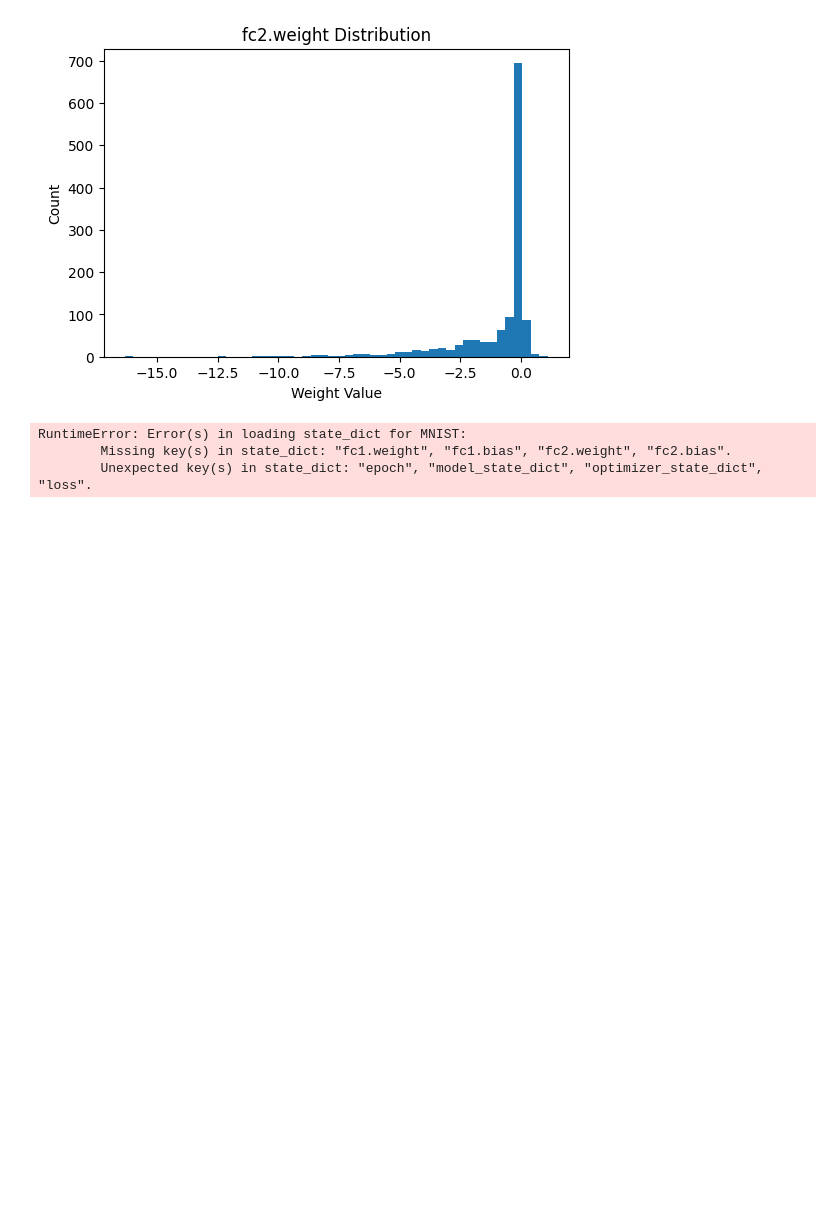
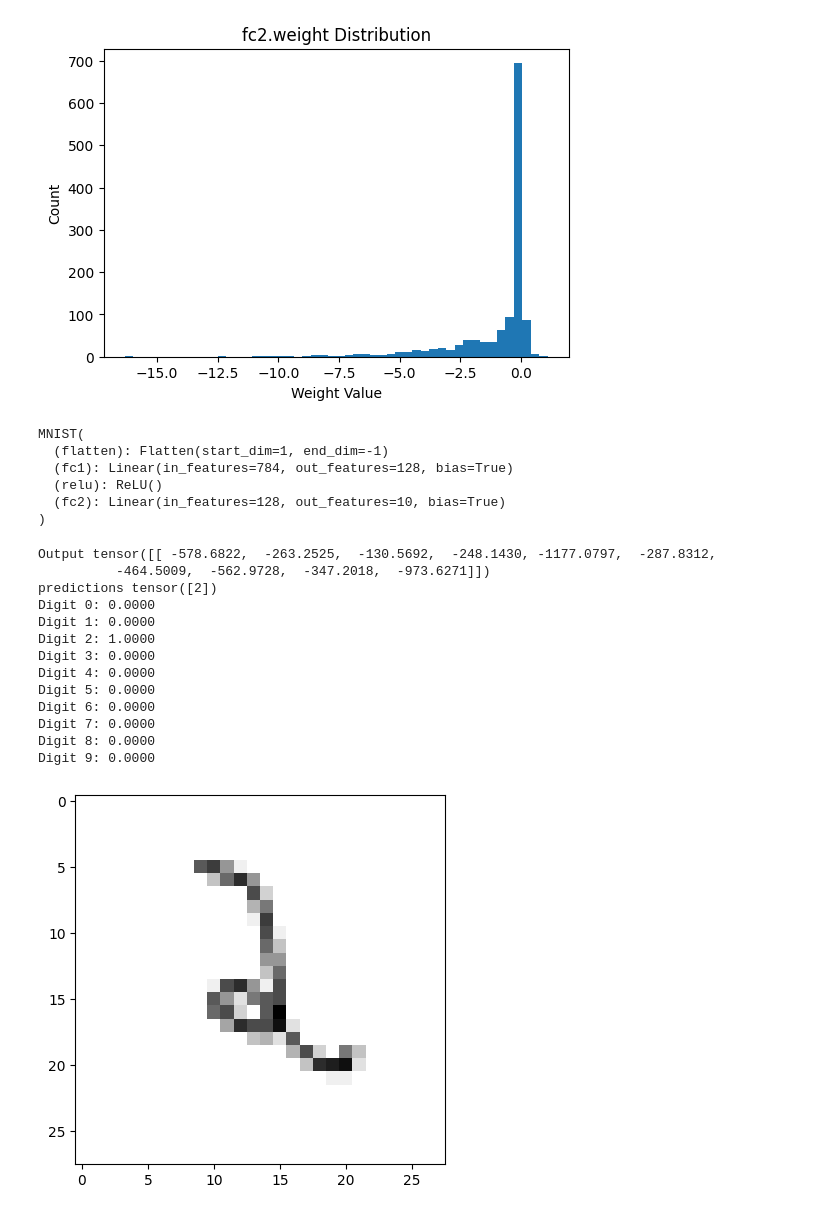
Before and after one commit to ChallapalliHemanthsaikumar/llm_building, a Jupyter notebook: day_2_small_feedforward_NN.ipynb, the cells around one changed output. Drawn from its saved outputs; the diff is of its cells as text; code cells hidden in the pictures; blank space fills up the shorter version.

```diff
--- a/day_2_small_feedforward_NN.ipynb
+++ b/day_2_small_feedforward_NN.ipynb
@@ -315,15 +315,27 @@ torch.save({
     'loss': loss,
 }, './models/mnist_checkpoint.pth')
 # %%
+# Load the checkpoint
+checkpoint = torch.load('./models/mnist_checkpoint.pth')
+
 # First define the model architecture
 model = MNIST(input_image_size=input_image_size,
               output_layer_size=output_layer_size,
               hidden_layers=one_hidden_layer)
 
-# Then load the saved state
-model.load_state_dict(torch.load('./models/mnist_checkpoint.pth'))
-model.eval()  # Set to evaluation mode
+# Load the model state dict from checkpoint
+model.load_state_dict(checkpoint['model_state_dict'])
+
+# If you need optimizer state too:
+optimizer = optim.Adam(model.parameters(), lr=0.01)
+optimizer.load_state_dict(checkpoint['optimizer_state_dict'])
+
+# Set model to evaluation mode
+model.eval()
 # %% [output]
-RuntimeError: Error(s) in loading state_dict for MNIST:
-        Missing key(s) in state_dict: "fc1.weight", "fc1.bias", "fc2.weight", "fc2.bias".
-        Unexpected key(s) in state_dict: "epoch", "model_state_dict", "optimizer_state_dict", "loss".
+MNIST(
+  (flatten): Flatten(start_dim=1, end_dim=-1)
+  (fc1): Linear(in_features=784, out_features=128, bias=True)
+  (relu): ReLU()
+  (fc2): Linear(in_features=128, out_features=10, bias=True)
+)
@@ -329,0 +391,37 @@ RuntimeError: Error(s) in loading state_dict for MNIST:
+# %%
+def predict_digit(model, image_tensor):
+
+    model.eval()
+
+    with torch.no_grad():
+        output = model(image_tensor)
+        print("Output",output)
+        _,predicted = torch.max(output.data,1)
+        print("predictions",predicted)
+        probabilities = torch.nn.functional.softmax(output,dim=1)
+
+
+        return predicted.item(),probabilities[0]
+
+
+img_tensor = preprocess_image('./datasets/MNSIT/testing_model.png')
+
+predicted_digit,probabilities = predict_digit(model,img_tensor)
+
+for digit, prob in enumerate(probabilities):
+    print(f"Digit {digit}: {prob:.4f}")
+# %% [output]
+Output tensor([[ -578.6822,  -263.2525,  -130.5692,  -248.1430, -1177.0797,  -287.8312,
+          -464.5009,  -562.9728,  -347.2018,  -973.6271]])
+predictions tensor([2])
+Digit 0: 0.0000
+Digit 1: 0.0000
+Digit 2: 1.0000
+Digit 3: 0.0000
+Digit 4: 0.0000
+Digit 5: 0.0000
+Digit 6: 0.0000
+Digit 7: 0.0000
+Digit 8: 0.0000
+Digit 9: 0.0000
+[figure, added]
```
Also changed, not shown: parts of 22 cells of this notebook, 4 other files.
